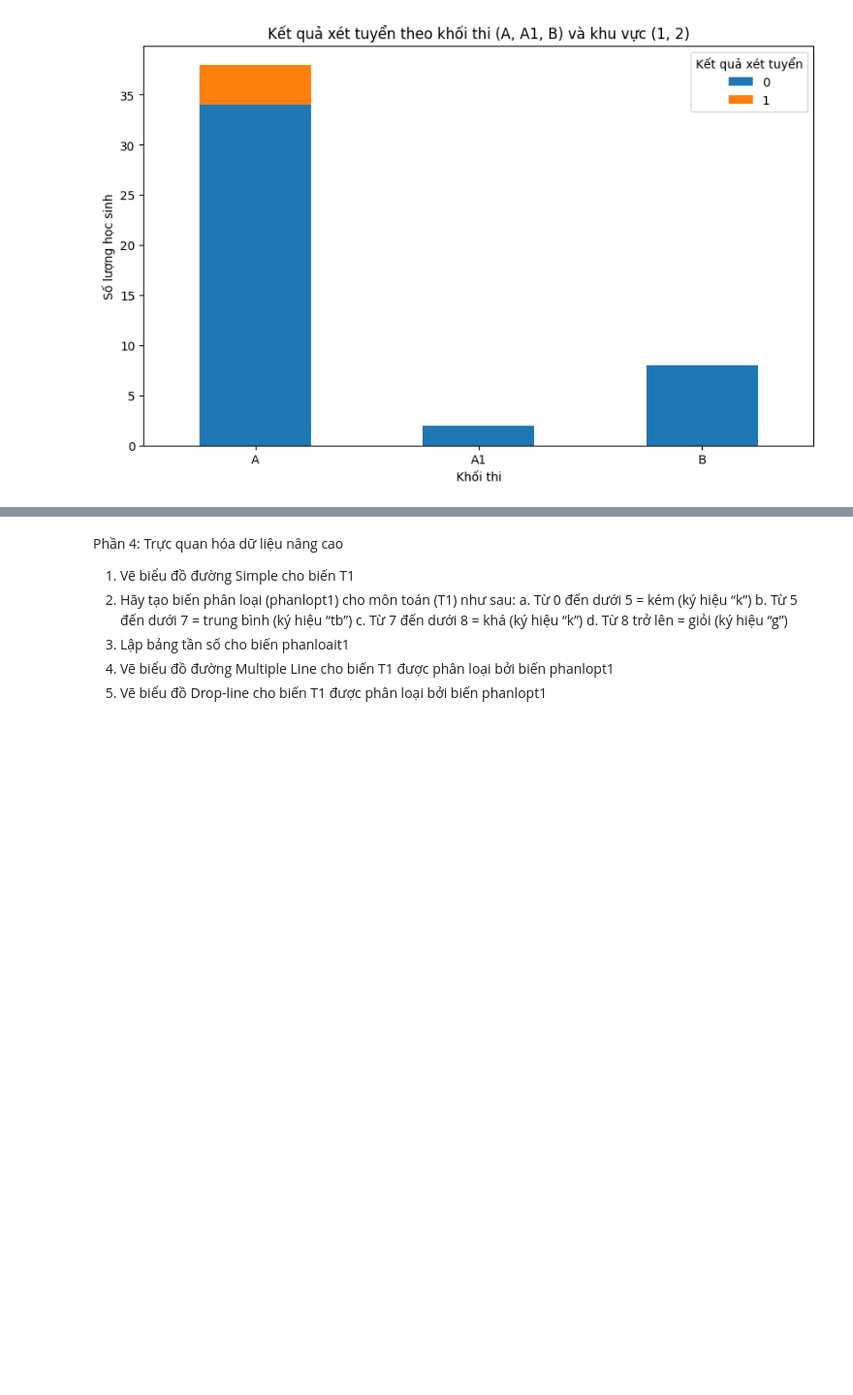
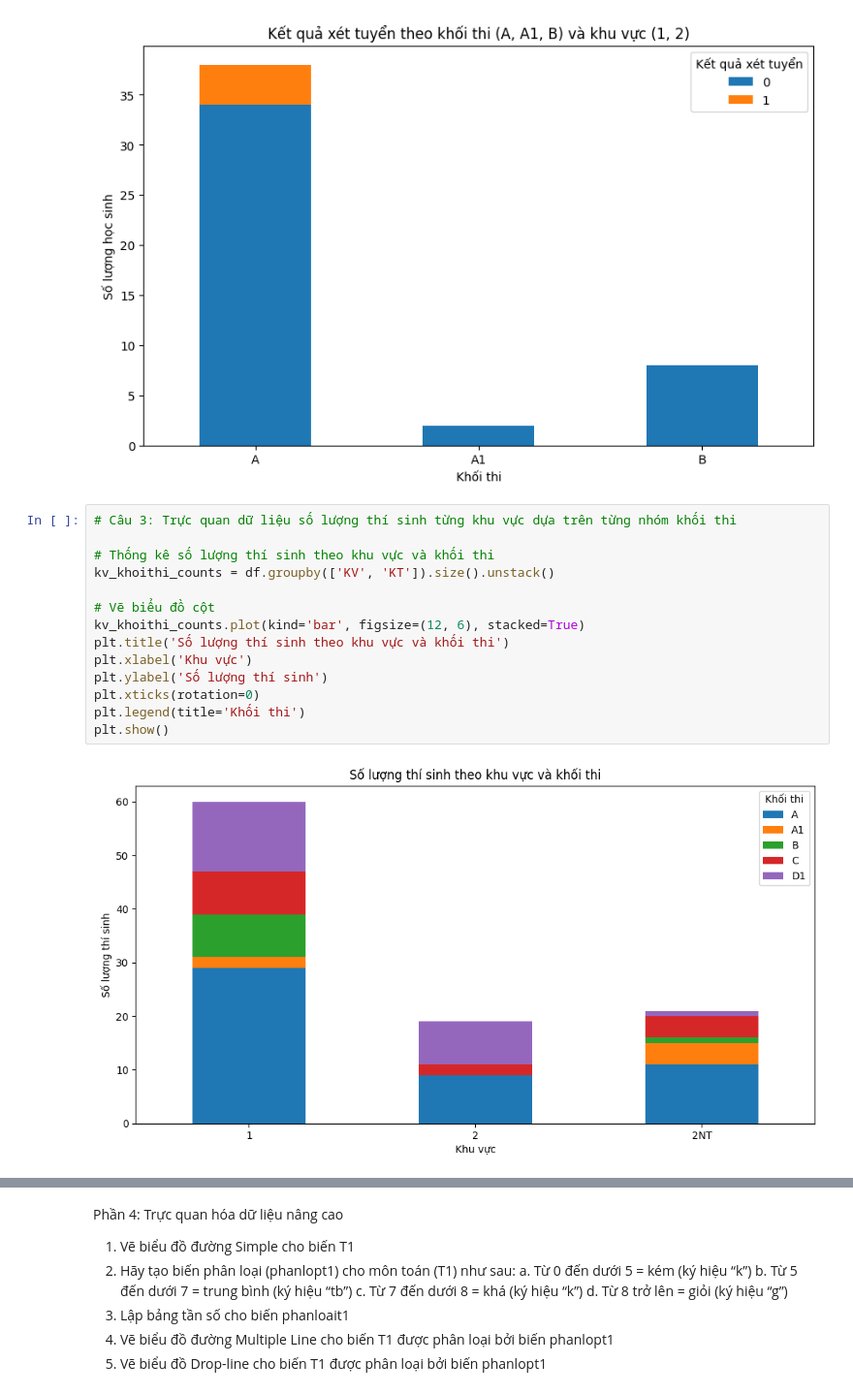
Before and after one commit to Thinh065/Thinh065-PhanTichDuLieunHocSau, a Jupyter notebook: lap2.ipynb, the cells around one changed output, grey strips where cells are left out. Shown at 97% size. Drawn from its saved outputs; the diff is of its cells as text; blank space fills up the shorter version.

```diff
--- a/lap2.ipynb
+++ b/lap2.ipynb
@@ -388,3 +388,19 @@ plt.legend(title='Kết quả xét tuyển')
 plt.show()
 # %% [output]
 [figure]
+# %%
+# Câu 3: Trực quan dữ liệu số lượng thí sinh từng khu vực dựa trên từng nhóm khối thi
+
+# Thống kê số lượng thí sinh theo khu vực và khối thi
+kv_khoithi_counts = df.groupby(['KV', 'KT']).size().unstack()
+
+# Vẽ biểu đồ cột
+kv_khoithi_counts.plot(kind='bar', figsize=(12, 6), stacked=True)
+plt.title('Số lượng thí sinh theo khu vực và khối thi')
+plt.xlabel('Khu vực')
+plt.ylabel('Số lượng thí sinh')
+plt.xticks(rotation=0)
+plt.legend(title='Khối thi')
+plt.show()
+# %% [output]
+[figure, added]
```
Also changed, not shown: parts of 4 cells of this notebook.
